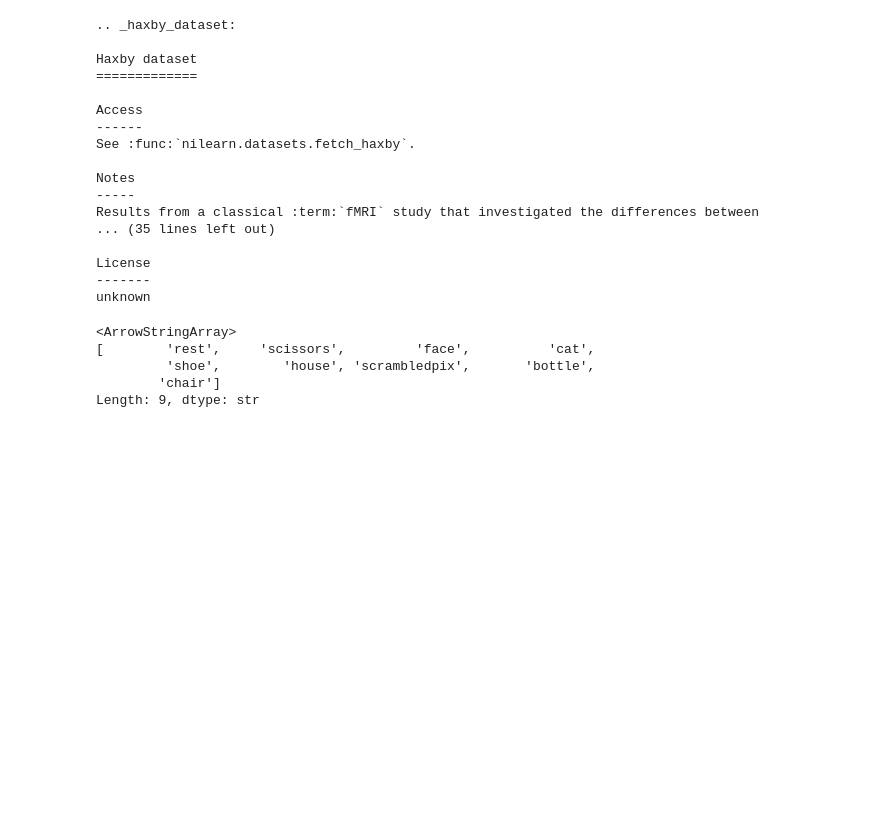
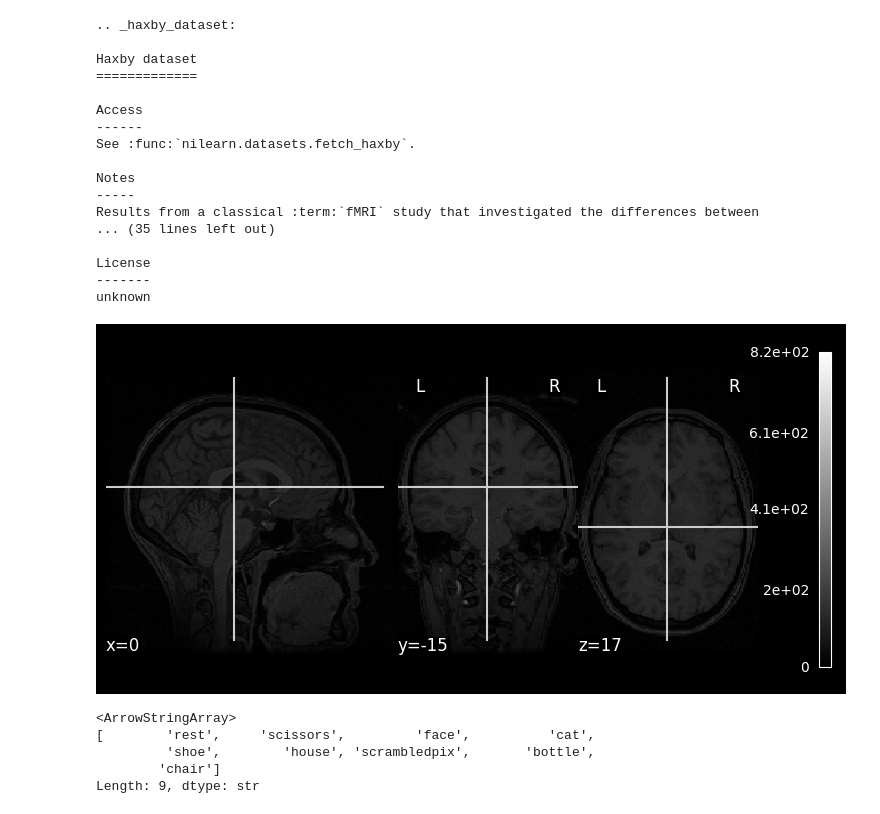
Before and after one commit to parnikp24/Nuero_Research_Project.ipynb, a Jupyter notebook: Nuero_Research_Project.ipynb, the cells around one changed output. Cells and saved outputs as stored; diff of their text form; code cells hidden in the pictures; blank space fills up the shorter version.

```diff
--- a/Nuero_Research_Project.ipynb
+++ b/Nuero_Research_Project.ipynb
@@ -89,6 +73,12 @@ Results from a classical :term:`fMRI` study that investigated the differences be
 License
 -------
 unknown
+# %%
+from nilearn import plotting
+display = plotting.plot_anat(haxby_dataset.anat[0])
+display.savefig('brain_image.png')
+# %% [output]
+[figure, added]
 # %%
 import pandas as pd
 
```
Also changed, not shown: parts of 7 cells of this notebook.
